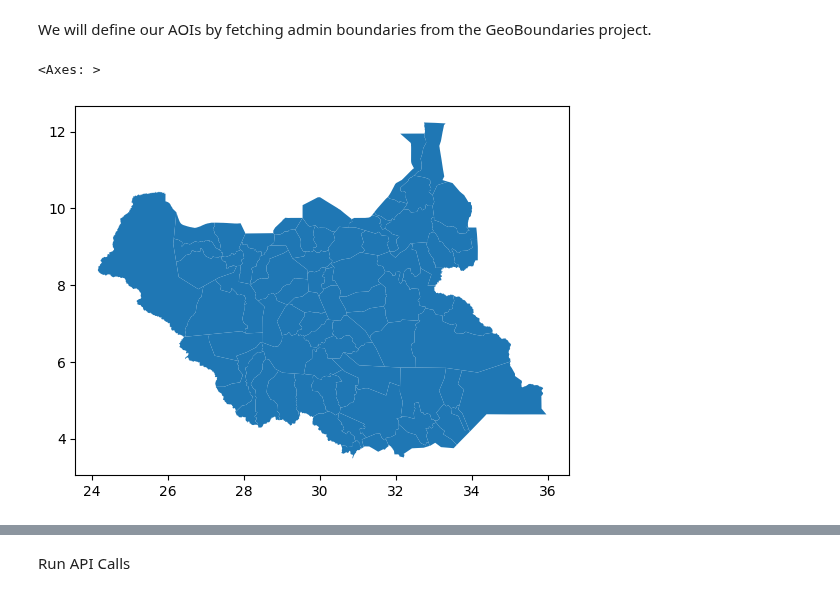
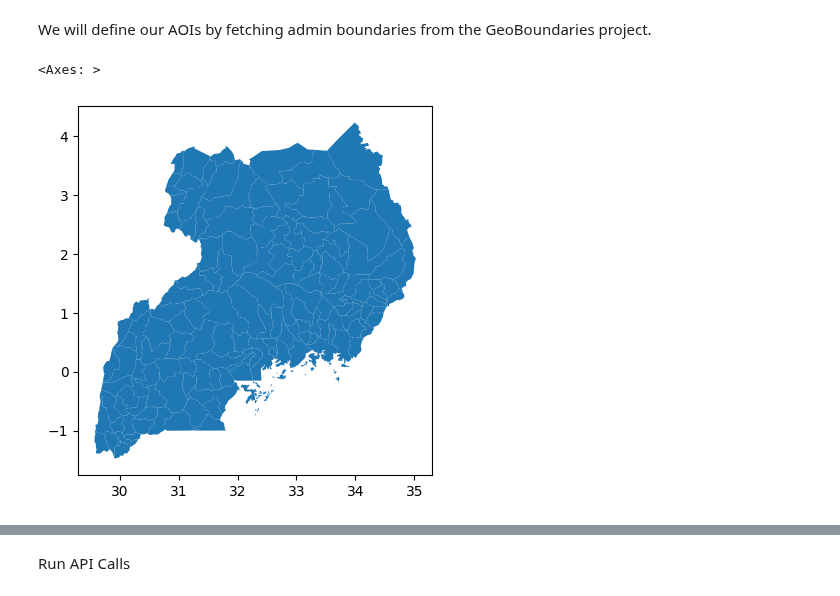
Before and after one commit to worldbank/DECAT_Space2Stats, a Jupyter notebook: docs/user-docs/space2stats_floods.ipynb, the cells around one changed output, grey strips where cells are left out. Saved outputs shown, nothing was run; the diff lists cells and outputs as text; code cells hidden in the pictures.

```diff
--- a/docs/user-docs/space2stats_floods.ipynb
+++ b/docs/user-docs/space2stats_floods.ipynb
@@ -44,7 +44,7 @@ def get_fields(item_id: str, catalog: Catalog) -> Dict:
 def fetch_admin_boundaries(iso3: str, adm: str) -> gpd.GeoDataFrame:
     """Fetch administrative boundaries from GeoBoundaries API."""
     url = f"https://www.geoboundaries.org/api/current/gbOpen/{iso3}/{adm}/"
-    res = requests.get(url).json()
+    res = requests.get(url, verify=False).json()
     return gpd.read_file(res["gjDownloadURL"])
 
 def get_summary(
@@ -89,7 +89,7 @@ def get_summary(
             "fields": fields,
             "geometry": geometry,
         }
-        response = requests.post(SUMMARY_ENDPOINT, json=request_payload)
+        response = requests.post(SUMMARY_ENDPOINT, json=request_payload, verify=False)
 
         if response.status_code != 200:
             raise Exception(f"Failed to get summary: {response.text}")
@@ -152,7 +152,7 @@ def get_aggregate(
             "fields": fields,
             "aggregation_type": aggregation_type,
         }
-        response = requests.post(AGGREGATION_ENDPOINT, json=request_payload)
+        response = requests.post(AGGREGATION_ENDPOINT, json=request_payload, verify=False)
 
         if response.status_code != 200:
             raise Exception(f"Failed to get aggregate: {response.text}")
@@ -216,13 +216,13 @@ flood_vars = ['pop', 'pop_flood', 'pop_flood_pct']
 # %% [markdown]
 We will define our AOIs by fetching admin boundaries from the GeoBoundaries project.
 # %%
-ISO3 = "SSD" # South Sudan
+ISO3 = "UGA" # South Sudan
 ADM = "ADM2" # Level 2 administrative boundaries
 adm_boundaries = fetch_admin_boundaries(ISO3, ADM)
 adm_boundaries.plot()
 # %% [output]
 <Axes: >
-[figure, old version]
+[figure, new version]
 # %%
 get_summary?
 # %% [output]
```
Also changed, not shown: parts of 9 cells of this notebook, 14 other files.
